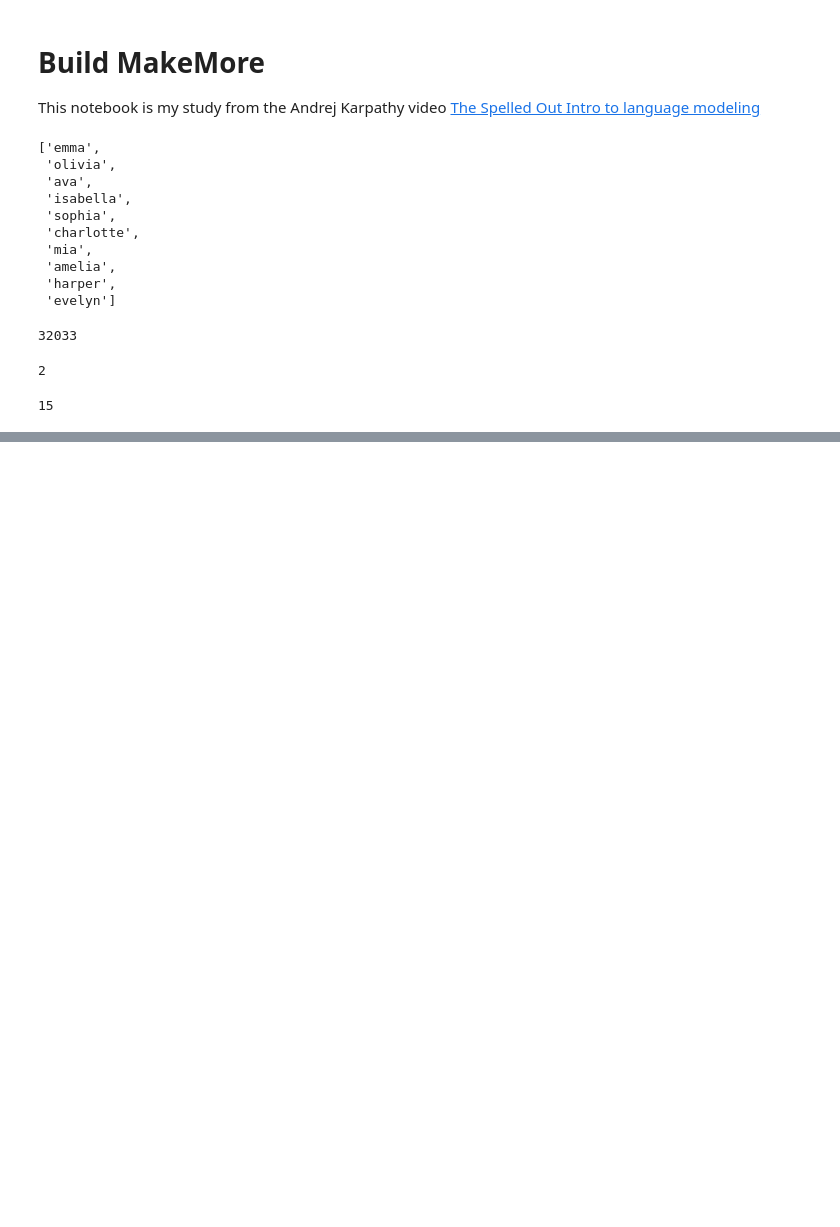
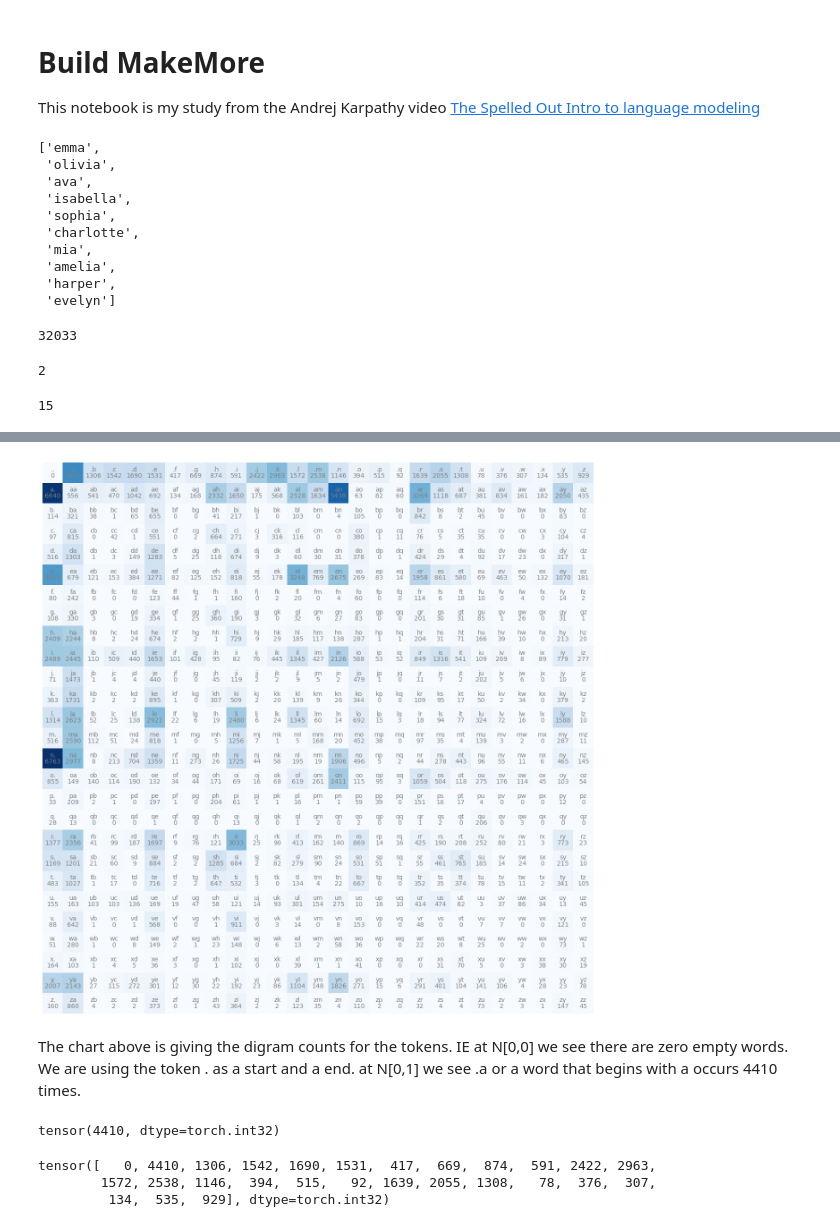
Before and after one commit to bdJohnson72/ML-Eng-Journey, a Jupyter notebook: karpathy/karpathy_2_makemore.ipynb, the cells around one changed output, grey strips where cells are left out. Cells and saved outputs as stored; diff of their text form; code cells hidden in the pictures; blank space fills up the shorter version.

```diff
--- a/karpathy/karpathy_2_makemore.ipynb
+++ b/karpathy/karpathy_2_makemore.ipynb
@@ -61,0 +72,7 @@ bigrams
+# %%
+N = torch.zeros(27, 27, dtype=torch.int32)
+chars = sorted(list(set(''.join(words))))
+char_to_index = {s:i + 1 for i,s in enumerate(chars)}
+char_to_index['.'] = 0
+
+char_to_index
@@ -61,0 +97,7 @@ bigrams
+# %%
+# aside here. Enumerate was new to me. For an iterable it returns the value and the index.
+# Just a convenience method so you don't have to manage it yourself
+str = 'hello world'
+chars = list(str)
+for key, value in enumerate(chars):
+    print(f"the key is {key} and value {value}")
@@ -61,0 +116,8 @@ bigrams
+# %%
+for word in words:
+    chars = ['.'] + list(word) + ['.']
+    for char1, char2 in zip(chars, chars[1:]):
+        ix1 = char_to_index[char1]
+        ix2 = char_to_index[char2]
+        N[ix1, ix2] +=1
+N
@@ -61,0 +142,3 @@ bigrams
+# %%
+index_to_char = {i:s for s, i in char_to_index.items()}
+index_to_char
@@ -61,0 +163,28 @@ bigrams
+# %%
+#copied from AK's github
+import matplotlib.pyplot as plt
+%matplotlib inline
+
+plt.figure(figsize=(16,16))
+plt.imshow(N, cmap='Blues')
+for i in range(27):
+    for j in range(27):
+        chstr = index_to_char[i] + index_to_char[j]
+        plt.text(j, i, chstr, ha="center", va="bottom", color='gray')
+        plt.text(j, i, N[i, j].item(), ha="center", va="top", color='gray')
+plt.axis('off');
+# %% [output]
+[figure, added]
+# %% [markdown]
+The chart above is giving the digram counts for the tokens. IE at N[0,0] we see there are zero empty words. We are using the token . as a start and
+a end. at N[0,1] we see .a or a word that begins with a occurs 4410 times.
+# %%
+N[0,1]
+# %% [output]
+tensor(4410, dtype=torch.int32)
+# %%
+N[0, :] #1d array of first row
+# %% [output]
+tensor([   0, 4410, 1306, 1542, 1690, 1531,  417,  669,  874,  591, 2422, 2963,
+        1572, 2538, 1146,  394,  515,   92, 1639, 2055, 1308,   78,  376,  307,
+         134,  535,  929], dtype=torch.int32)
```
Also changed, not shown: parts of 16 cells of this notebook, 1 other file.
